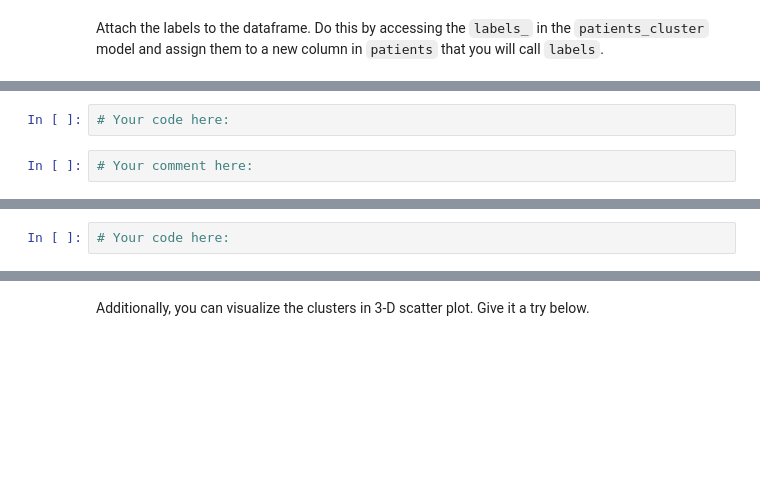
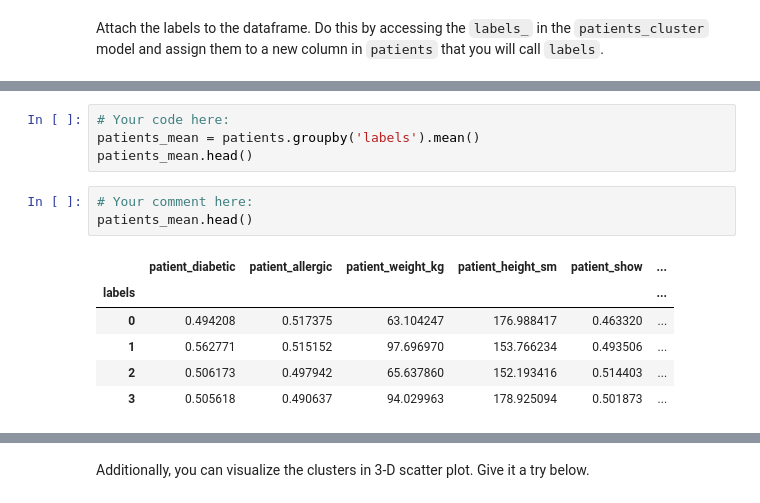
Before and after one commit to olavocarvalho/ironhack-codelabs, a Jupyter notebook: labs/module-3/lab-sklearn-and-unsupervised-learning/your-code/main.ipynb, the cells around one changed output, grey strips where cells are left out. Saved outputs shown, nothing was run; the diff lists cells and outputs as text; blank space fills up the shorter version.

```diff
--- a/labs/module-3/lab-sklearn-and-unsupervised-learning/your-code/main.ipynb
+++ b/labs/module-3/lab-sklearn-and-unsupervised-learning/your-code/main.ipynb
@@ -391,9 +400,19 @@ Now using a `groupby`, find the mean of every variable in `patients` and group b
 
 Additionally, add a comment to describe which columns have the largest difference between clusters.
+# %%
+# Your code here:
+patients_mean = patients.groupby('labels').mean()
+patients_mean.head()
 # %%
-# Your code here:
+# Your comment here:
+patients_mean.head()
+# %% [output]
+|  | patient_diabetic | patient_allergic | patient_weight_kg | patient_height_sm | patient_show | ... |
+| labels |  |  |  |  |  | ... |
+| 0 | 0.494208 | 0.517375 | 63.104247 | 176.988417 | 0.463320 | ... |
+| 1 | 0.562771 | 0.515152 | 97.696970 | 153.766234 | 0.493506 | ... |
+| 2 | 0.506173 | 0.497942 | 65.637860 | 152.193416 | 0.514403 | ... |
+| 3 | 0.505618 | 0.490637 | 94.029963 | 178.925094 | 0.501873 | ... |
-# %%
-# Your comment here:
 # %% [markdown]
 # Bonus Challenge: Visualize K-Means Clusters
 
@@ -402,5 +421,3 @@ How did k-means cluster the data? You can obtain an intuitive view with a scatte
 If the scatter plot does not make any sense to you, it means the features you chose to visualize are not the right ones. You should be able to see 4 clear clusters with different colors in your visualization that suggests how k-means had clustered your data.
 
 ![Cluster Visualization](../clusters.png)
-# %%
-# Your code here:
```
Also changed, not shown: parts of 18 cells of this notebook.
